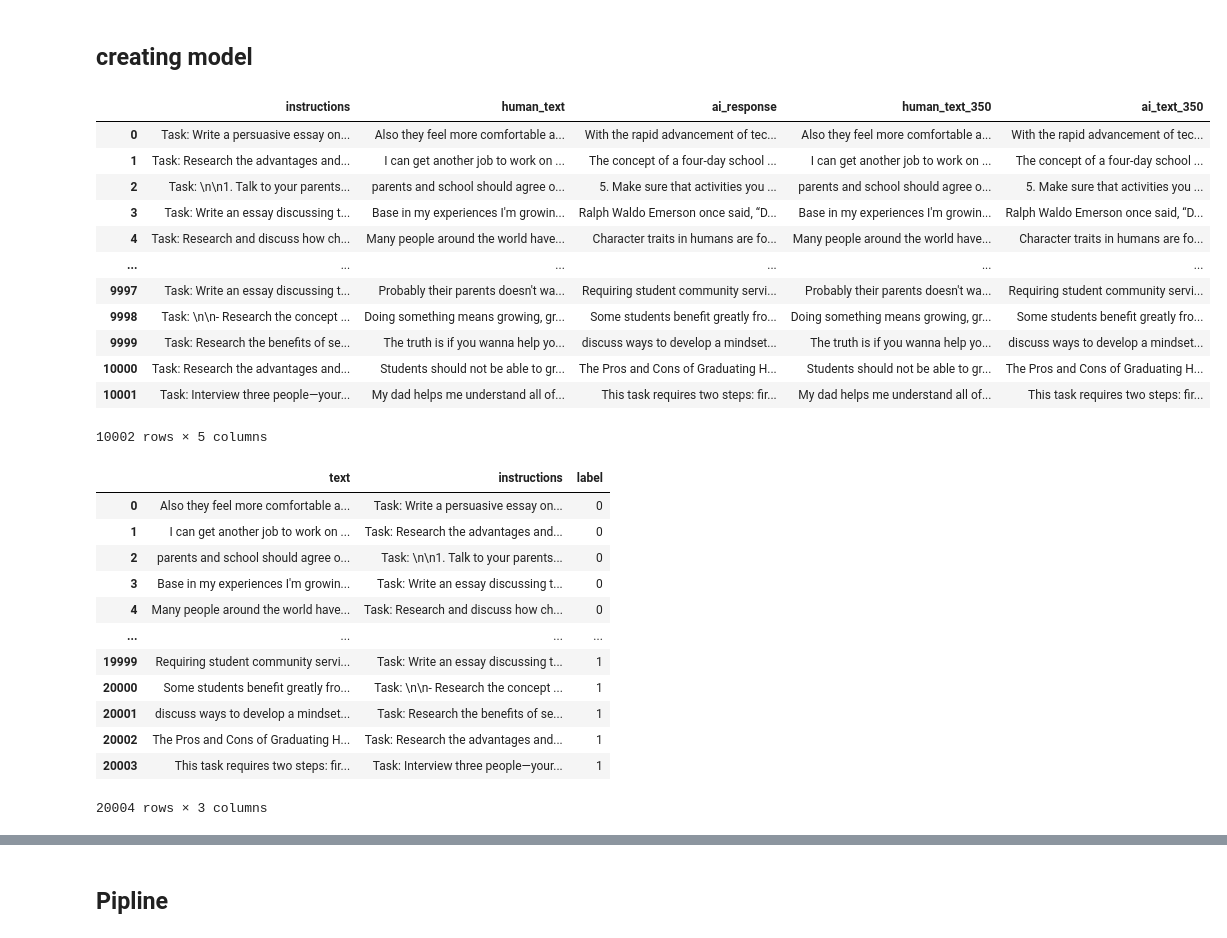
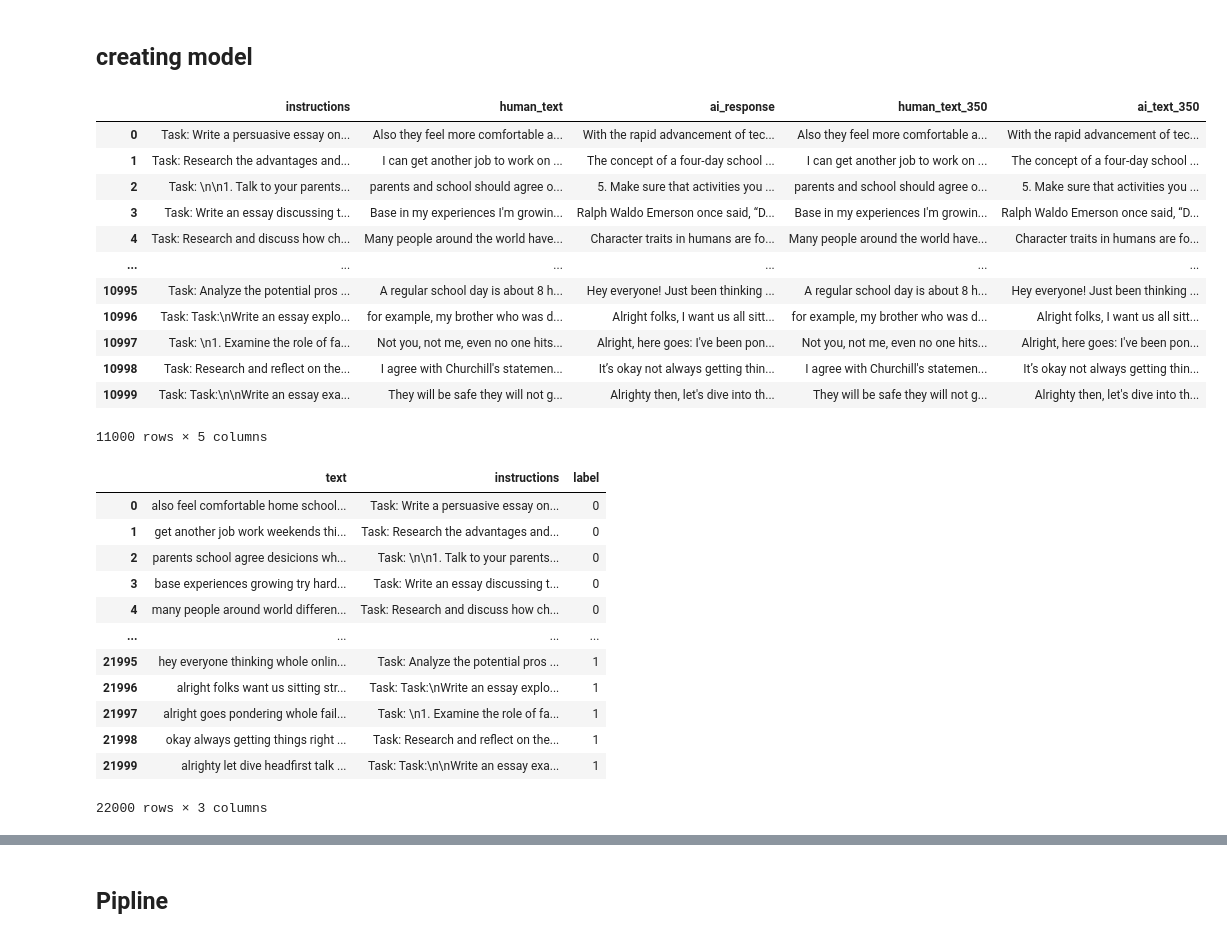
Before and after one commit to BenGaistAI/ai_detection, a Jupyter notebook: main_notebook.ipynb, the cells around one changed output, grey strips where cells are left out. Cells and saved outputs as stored; diff of their text form; code cells hidden in the pictures.

```diff
--- a/main_notebook.ipynb
+++ b/main_notebook.ipynb
@@ -2167,6 +2163,8 @@ fi_weight
 # %% [markdown]
 # Evaluation
 # %%
+X_w2v = df_w2v_scaled.drop(columns=['label'])
+y_w2v = df_w2v_scaled['label']
 # Train final classifier on ALL data
 clf_w2v = LogisticRegression(max_iter=1000)
 clf_w2v.fit(X_w2v_scaled, y_w2v)
@@ -2676 +2654,3 @@ df_reddit = df_reddit.drop([12])
+# %%
+df_reddit_ben = pd.read_csv("reddit_test_ben.csv")
 # %%
@@ -2679,7 +2678,7 @@ df_reddit.to_csv("reddit_test.csv", index=False)
 lst = []
 human_count = 0
 
-for idx, row in df_reddit.iterrows():
+for idx, row in df_reddit_ben.iterrows():
     text = row['text']
     label, probs = predict_text_w2v(text)   # label is "Human" or "AI"
     lst.append(label)
@@ -2687,7 +2686,7 @@ for idx, row in df_reddit.iterrows():
     if label.lower() == "human":
         human_count += 1
 
-total = len(df_reddit)
+total = len(df_reddit_ben)
 percent_human = (human_count / total) * 100
 
 print(f"Total texts: {total}")
@@ -2726,36 +2725,36 @@ count_ai
 ## creating model
 # %%
 df = pd.read_csv("ai_responses_progress.csv")
-df = df[:10002]
+df = df[:11000]
 
 enc = tiktoken.get_encoding("cl100k_base")
 
 def truncate_to_n_tokens(text, n=350):
     if not isinstance(text, str):
         return text
     tokens = enc.encode(text)
     tokens = tokens[:n]
     return enc.decode(tokens)
 
 df["human_text_350"] = df["human_text"].apply(lambda x: truncate_to_n_tokens(x,350))
 df["ai_text_350"] = df["ai_response"].apply(lambda x: truncate_to_n_tokens(x, 350))
 
 df = df[['instructions','human_text','ai_response','human_text_350','ai_text_350']]
 df
 # %% [output]
 |  | instructions | human_text | ai_response | human_text_350 | ai_text_350 |
 | 0 | Task: Write a persuasive essay on... | Also they feel more comfortable a... | With the rapid advancement of tec... | Also they feel more comfortable a... | With the rapid advancement of tec... |
 | 1 | Task: Research the advantages and... | I can get another job to work on ... | The concept of a four-day school ... | I can get another job to work on ... | The concept of a four-day school ... |
 | 2 | Task: \n\n1. Talk to your parents... | parents and school should agree o... | 5. Make sure that activities you ... | parents and school should agree o... | 5. Make sure that activities you ... |
 | 3 | Task: Write an essay discussing t... | Base in my experiences I'm growin... | Ralph Waldo Emerson once said, “D... | Base in my experiences I'm growin... | Ralph Waldo Emerson once said, “D... |
 | 4 | Task: Research and discuss how ch... | Many people around the world have... | Character traits in humans are fo... | Many people around the world have... | Character traits in humans are fo... |
 | ... | ... | ... | ... | ... | ... |
-| 9997 | Task: Write an essay discussing t... | Probably their parents doesn't wa... | Requiring student community servi... | Probably their parents doesn't wa... | Requiring student community servi... |
-| 9998 | Task: \n\n- Research the concept ... | Doing something means growing, gr... | Some students benefit greatly fro... | Doing something means growing, gr... | Some students benefit greatly fro... |
-| 9999 | Task: Research the benefits of se... | The truth is if you wanna help yo... | discuss ways to develop a mindset... | The truth is if you wanna help yo... | discuss ways to develop a mindset... |
-| 10000 | Task: Research the advantages and... | Students should not be able to gr... | The Pros and Cons of Graduating H... | Students should not be able to gr... | The Pros and Cons of Graduating H... |
-| 10001 | Task: Interview three people—your... | My dad helps me understand all of... | This task requires two steps: fir... | My dad helps me understand all of... | This task requires two steps: fir... |
+| 10995 | Task: Analyze the potential pros ... | A regular school day is about 8 h... | Hey everyone! Just been thinking ... | A regular school day is about 8 h... | Hey everyone! Just been thinking ... |
+| 10996 | Task: Task:\nWrite an essay explo... | for example, my brother who was d... | Alright folks, I want us all sitt... | for example, my brother who was d... | Alright folks, I want us all sitt... |
+| 10997 | Task: \n1. Examine the role of fa... | Not you, not me, even no one hits... | Alright, here goes: I've been pon... | Not you, not me, even no one hits... | Alright, here goes: I've been pon... |
+| 10998 | Task: Research and reflect on the... | I agree with Churchill's statemen... | It’s okay not always getting thin... | I agree with Churchill's statemen... | It’s okay not always getting thin... |
+| 10999 | Task: Task:\n\nWrite an essay exa... | They will be safe they will not g... | Alrighty then, let's dive into th... | They will be safe they will not g... | Alrighty then, let's dive into th... |
-10002 rows × 5 columns
+11000 rows × 5 columns
 # %%
 # Keep instructions
 df_human = df[["human_text_350", "instructions"]].copy()
@@ -2777,17 +2776,35 @@ y = data["label"]
 groups = data["instructions"]  # this will now work
 data = data.dropna().reset_index(drop=True)
 data
+
+sw = set(stopwords.words("english"))
+
+# Function to remove stopwords from a string
+def remove_stopwords(text: str) -> str:
+    if not isinstance(text, str):
+        return ""
+    # tokenize words
+    words = re.findall(r"\b\w+\b", text.lower())
+    # remove stopwords
+    filtered = [w for w in words if w not in sw]
+    return " ".join(filtered)
+
+# Apply to your text column
+data["text"] = data["text"].apply(remove_stopwords)
+
+# Check the result
+data
 # %% [output]
 |  | text | instructions | label |
-| 0 | Also they feel more comfortable a... | Task: Write a persuasive essay on... | 0 |
-| 1 | I can get another job to work on ... | Task: Research the advantages and... | 0 |
-| 2 | parents and school should agree o... | Task: \n\n1. Talk to your parents... | 0 |
-| 3 | Base in my experiences I'm growin... | Task: Write an essay discussing t... | 0 |
-| 4 | Many people around the world have... | Task: Research and discuss how ch... | 0 |
+| 0 | also feel comfortable home school... | Task: Write a persuasive essay on... | 0 |
+| 1 | get another job work weekends thi... | Task: Research the advantages and... | 0 |
+| 2 | parents school agree desicions wh... | Task: \n\n1. Talk to your parents... | 0 |
+| 3 | base experiences growing try hard... | Task: Write an essay discussing t... | 0 |
+| 4 | many people around world differen... | Task: Research and discuss how ch... | 0 |
 | ... | ... | ... | ... |
-| 19999 | Requiring student community servi... | Task: Write an essay discussing t... | 1 |
-| 20000 | Some students benefit greatly fro... | Task: \n\n- Research the concept ... | 1 |
-| 20001 | discuss ways to develop a mindset... | Task: Research the benefits of se... | 1 |
-| 20002 | The Pros and Cons of Graduating H... | Task: Research the advantages and... | 1 |
-| 20003 | This task requires two steps: fir... | Task: Interview three people—your... | 1 |
+| 21995 | hey everyone thinking whole onlin... | Task: Analyze the potential pros ... | 1 |
+| 21996 | alright folks want us sitting str... | Task: Task:\nWrite an essay explo... | 1 |
+| 21997 | alright goes pondering whole fail... | Task: \n1. Examine the role of fa... | 1 |
+| 21998 | okay always getting things right ... | Task: Research and reflect on the... | 1 |
+| 21999 | alrighty let dive headfirst talk ... | Task: Task:\n\nWrite an essay exa... | 1 |
-20004 rows × 3 columns
+22000 rows × 3 columns
```
Also changed, not shown: parts of 58 cells of this notebook.
